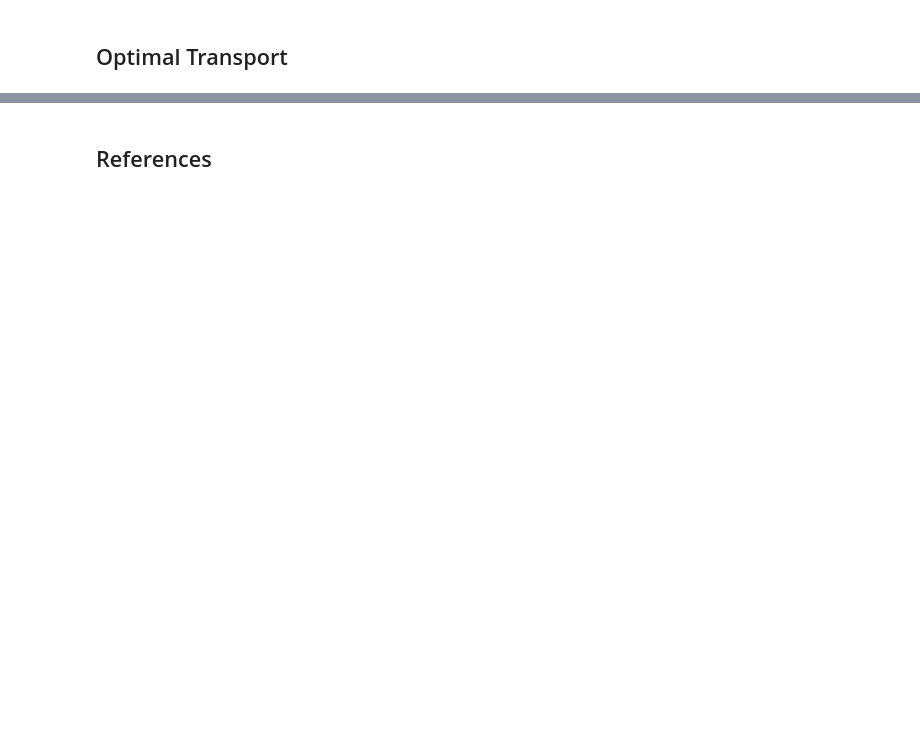
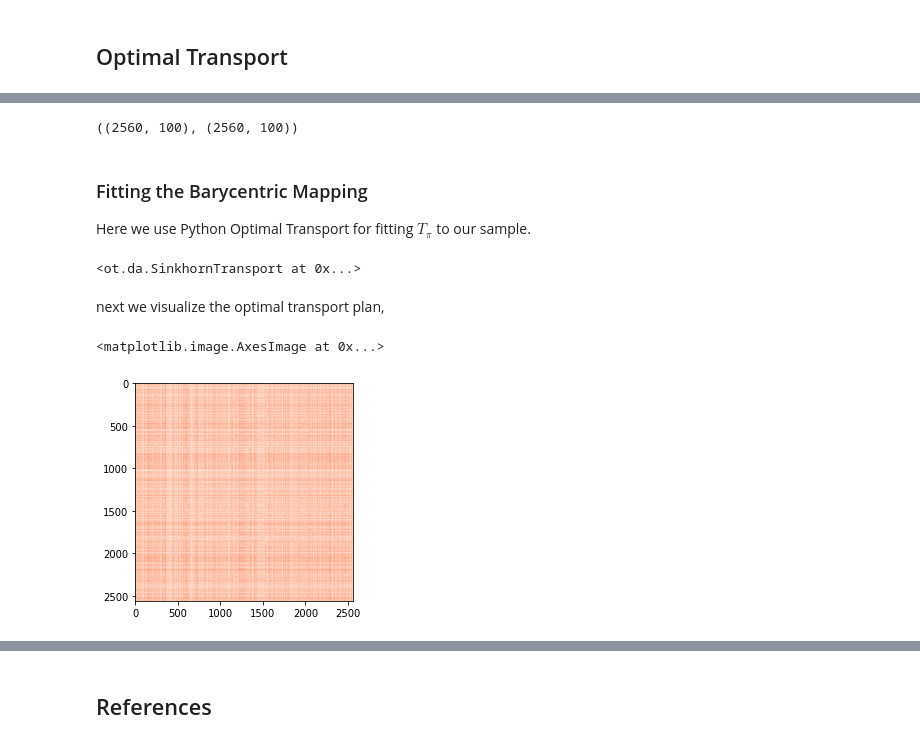
Before and after one commit to eddardd/my-personal-blog, a Jupyter notebook: _notebooks/2022-05-04-Optimal-Transport-for-Transfer-Learning.ipynb, the cells around one changed output, grey strips where cells are left out. Cells and saved outputs as stored; diff of their text form; code cells hidden in the pictures; blank space fills up the shorter version.

Commit message:
Adding more details on OTDA

```diff
--- a/_notebooks/2022-05-04-Optimal-Transport-for-Transfer-Learning.ipynb
+++ b/_notebooks/2022-05-04-Optimal-Transport-for-Transfer-Learning.ipynb
@@ -176,0 +182,9 @@ It 10/10, loss: 1.470038228846611, acc: 0.9914616578014184, δloss: 0.0008054586
+# %%
+Ht, Yt = [], []
+for xt, yt in tqdm(tgt_loader):
+    with torch.no_grad():
+        ht, _ = model(xt)
+        Ht.append(ht)
+    Yt.append(yt)
+Ht = torch.cat(Ht, dim=0)
+Yt = torch.cat(Yt)
@@ -198,0 +256,41 @@ $$E(\pi) = \sum_{i=1}^{n_{S}}\sum_{j=1}^{n_{T}}\pi_{ij}c(\mathbf{x}_{S}^{i},\mat
+# %%
+_Hs = []
+k = 0
+for xs, _ in src_loader:
+    with torch.no_grad():
+        hs, _ = model(xs)
+        _Hs.append(hs)
+    k += 1
+    if k == 10: break
+_Hs = torch.cat(_Hs, dim=0).numpy()
+# %%
+_Ht = []
+k = 0
+for xt, _ in tgt_loader:
+    with torch.no_grad():
+        ht, _ = model(xt)
+        _Ht.append(ht)
+    k += 1
+    if k == 10: break
+_Ht = torch.cat(_Ht, dim=0).numpy()
+# %%
+_Hs.shape, _Ht.shape
+# %% [output]
+((2560, 100), (2560, 100))
+# %% [markdown]
+### Fitting the Barycentric Mapping
+
+Here we use Python Optimal Transport for fitting $T_{\pi}$ to our sample.
+# %%
+#collapse_output
+otda = ot.da.SinkhornTransport(reg_e=1e-2, norm='max')
+otda.fit(Xs=_Hs, ys=None, Xt=_Ht, yt=None)
+# %% [output]
+<ot.da.SinkhornTransport at 0x...>
+# %% [markdown]
+next we visualize the optimal transport plan,
+# %%
+plt.imshow(np.log(otda.coupling_ + 1e-12), cmap='Reds')
+# %% [output]
+<matplotlib.image.AxesImage at 0x...>
+[figure, added]
```
Also changed, not shown: parts of 44 cells of this notebook.
